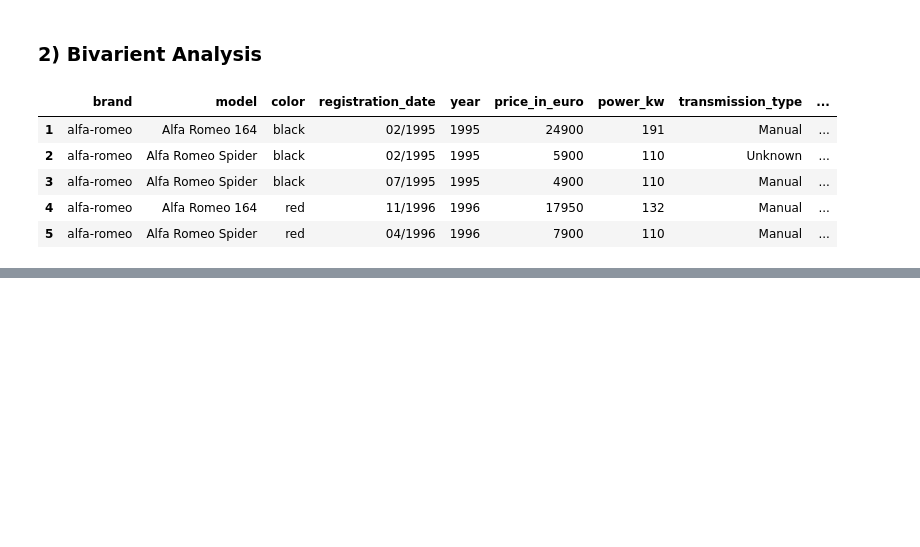
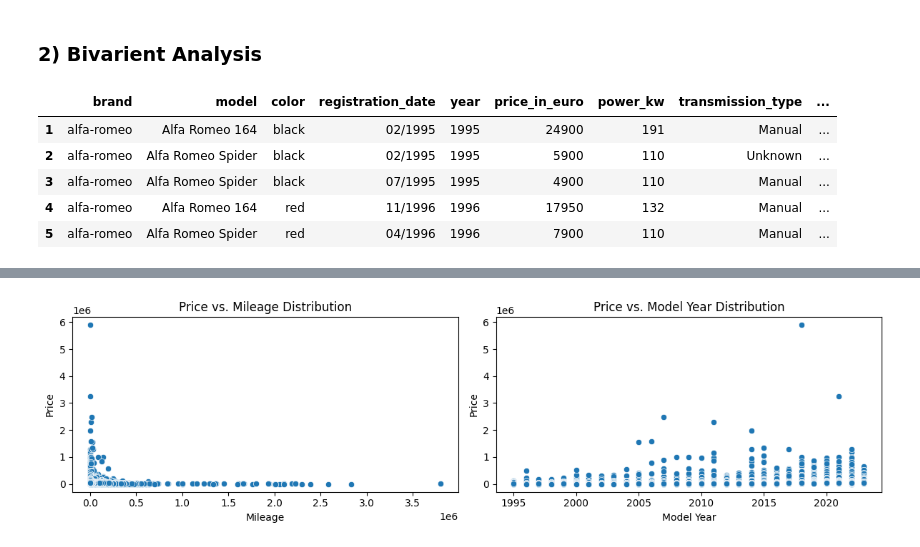
Before and after one commit to KaungSiThu-Sallius/German-Used-Cars-Analysis, a Jupyter notebook: main.ipynb, the cells around one changed output, grey strips where cells are left out. Drawn from its saved outputs; the diff is of its cells as text; code cells hidden in the pictures; blank space fills up the shorter version.

```diff
--- a/main.ipynb
+++ b/main.ipynb
@@ -275,0 +327,17 @@ plt.tight_layout(rect=[0, 0.1, 1, 0.95])
+# %%
+fig, axes = plt.subplots(1,2, figsize=(12, 4))
+
+sns.scatterplot(data=clean_df, x='mileage_in_km', y='price_in_euro', ax=axes[0])
+axes[0].set_title('Price vs. Mileage Distribution')
+axes[0].set_xlabel('Mileage')
+axes[0].set_ylabel('Price')
+
+sns.scatterplot(data=clean_df, x='year', y='price_in_euro', ax=axes[1])
+axes[1].set_title('Price vs. Model Year Distribution')
+axes[1].set_xlabel('Model Year')
+axes[1].set_ylabel('Price')
+
+plt.tight_layout(rect=[0, 0.1, 1, 0.95])
+plt.show()
+# %% [output]
+[figure, added]
```
Also changed, not shown: parts of 2 cells of this notebook.
